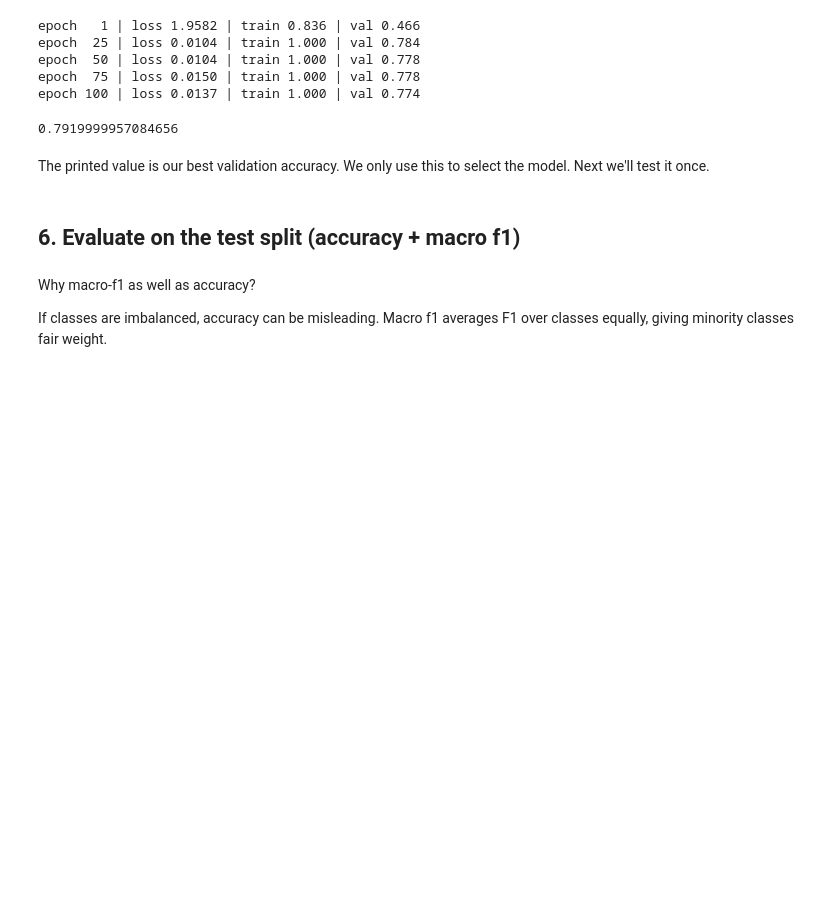
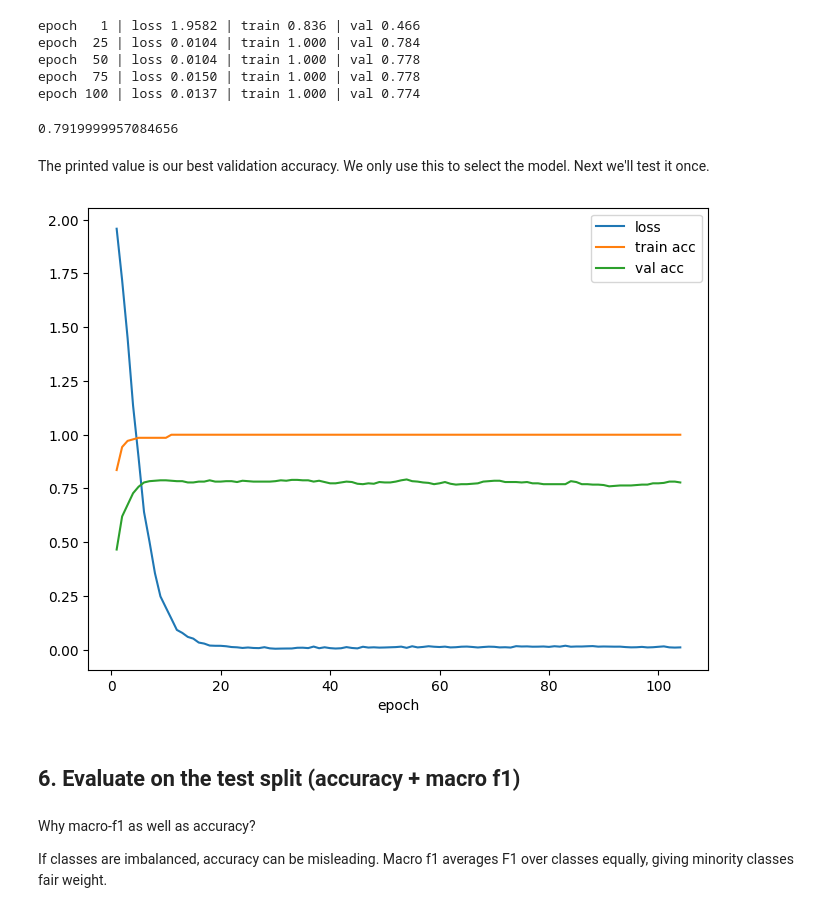
Before and after one commit to wdangds/replicate-gnn, a Jupyter notebook: notebooks/01_gcn_cora.ipynb, the cells around one changed output. Drawn from its saved outputs; the diff is of its cells as text; code cells hidden in the pictures; blank space fills up the shorter version.

```diff
--- a/notebooks/01_gcn_cora.ipynb
+++ b/notebooks/01_gcn_cora.ipynb
@@ -143,6 +176,7 @@ def train_one(cfg: TrainCfg, data):
     best_val = -1.0
     best_state = None
     bad_epochs = 0
+    history = {"epoch": [], "loss": [], "train_acc": [], "val_acc": []}
 
     for epoch in range(1, cfg.max_epochs + 1):
         model.train()
@@ -157,6 +191,11 @@ def train_one(cfg: TrainCfg, data):
             logits = model(data.x, data.edge_index)
             train_acc = accuracy_from_logits(logits, data.y, data.train_mask)
             val_acc = accuracy_from_logits(logits, data.y, data.val_mask)
+
+        history["epoch"].append(epoch)
+        history["loss"].append(float(loss.item()))
+        history["train_acc"].append(float(train_acc))
+        history["val_acc"].append(float(val_acc))
 
         if val_acc > best_val:
             best_val = val_acc
@@ -176,12 +215,12 @@ def train_one(cfg: TrainCfg, data):
     if best_state is not None:
         model.load_state_dict({k: v.to(DEVICE) for k, v in best_state.items()})
 
-    return model, best_val
+    return model, best_val, history
 # %% [markdown]
 ## 5. Train baseline GCN
 # %%
 cfg = TrainCfg()
-model, best_val = train_one(cfg, data)
+model, best_val, history = train_one(cfg, data)
 best_val
 # %% [output]
 epoch   1 | loss 1.9582 | train 0.836 | val 0.466
@@ -192,6 +231,17 @@ epoch 100 | loss 0.0137 | train 1.000 | val 0.774
 0.7919999957084656
 # %% [markdown]
 The printed value is our best validation accuracy. We only use this to select the model. Next we'll test it once.
+# %%
+plt.figure(figsize = (8,6))
+plt.plot(history["epoch"], history["loss"], label="loss")
+plt.plot(history["epoch"], history["train_acc"], label="train acc")
+plt.plot(history["epoch"], history["val_acc"], label="val acc")
+plt.plot()
+plt.xlabel("epoch")
+plt.legend()
+plt.show()
+# %% [output]
+[figure, added]
 # %% [markdown]
 ## 6. Evaluate on the test split (accuracy + macro f1)
 # %% [markdown]
```
Also changed, not shown: parts of 10 cells of this notebook.
